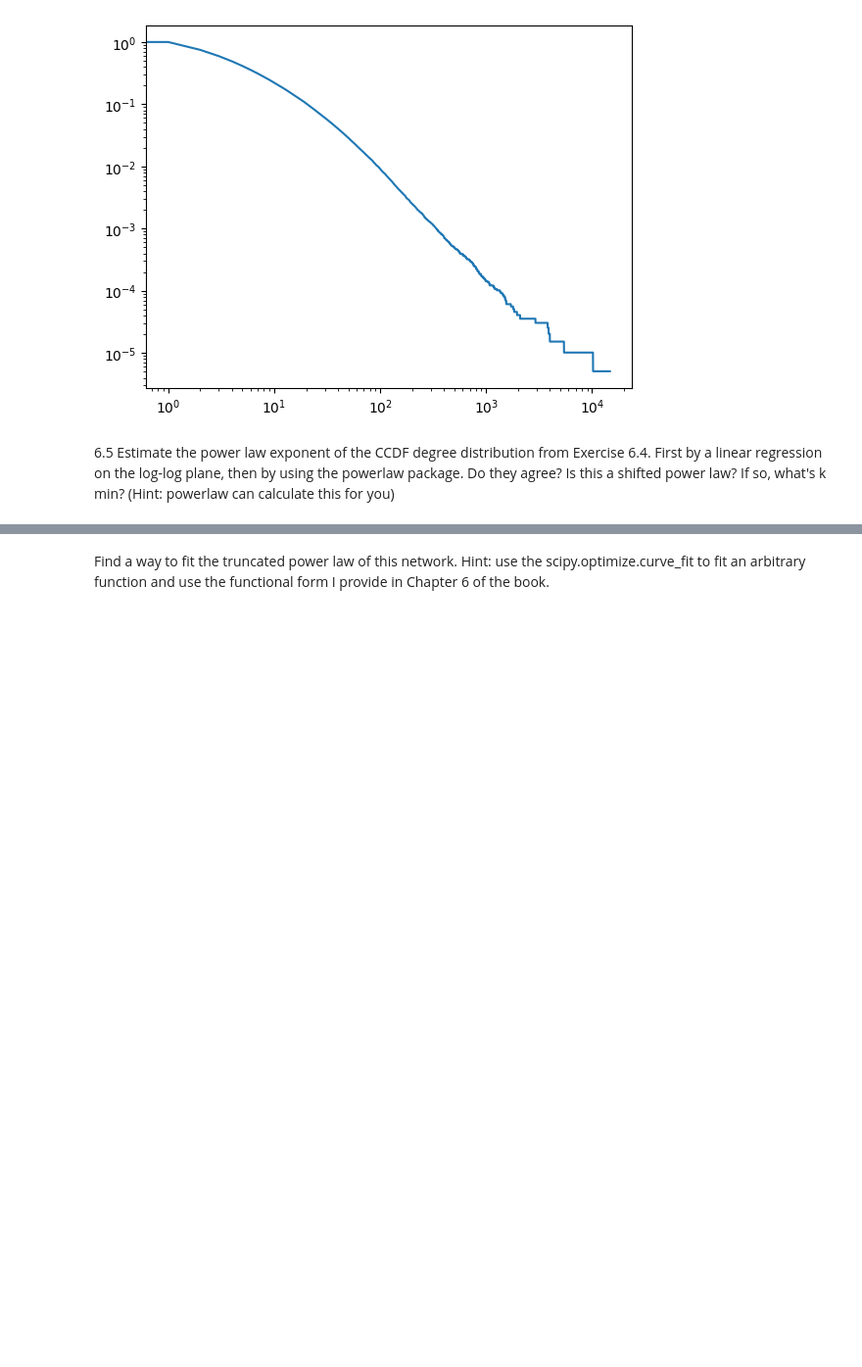
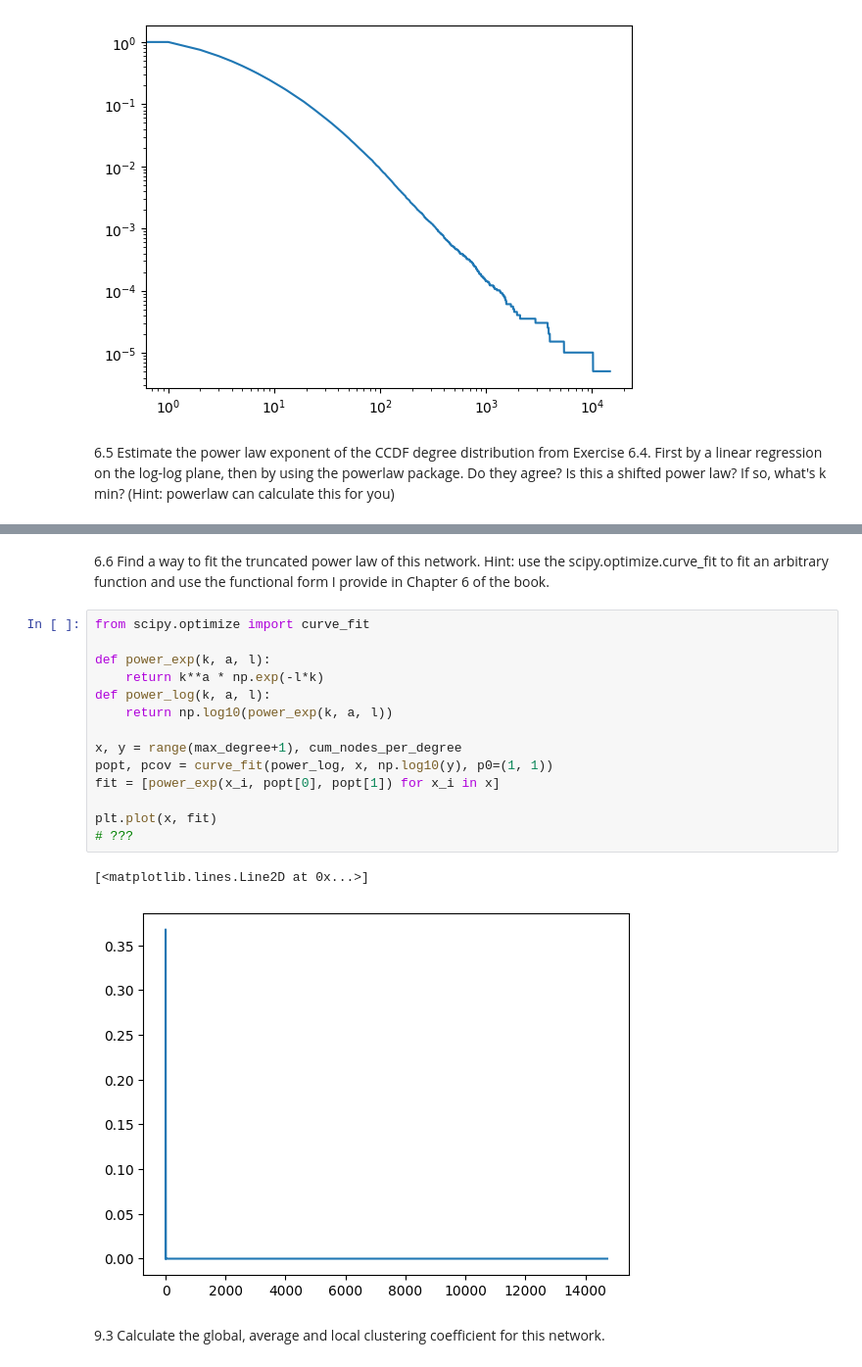
Before and after one commit to TheColorman/ITU, a Jupyter notebook: NEANA/3/solutions.ipynb, the cells around one changed output, grey strips where cells are left out. Shown at 98% size. Cells and saved outputs as stored; diff of their text form; blank space fills up the shorter version.

```diff
--- a/NEANA/3/solutions.ipynb
+++ b/NEANA/3/solutions.ipynb
@@ -69,4 +69,23 @@ Calculating best minimal value for power law fit
 2.845002176745557%
 96.0
 # %% [markdown]
-Find a way to fit the truncated power law of this network. Hint: use the scipy.optimize.curve_fit to fit an arbitrary function and use the functional form I provide in Chapter 6 of the book.
+6.6 Find a way to fit the truncated power law of this network. Hint: use the scipy.optimize.curve_fit to fit an arbitrary function and use the functional form I provide in Chapter 6 of the book.
+# %%
+from scipy.optimize import curve_fit
+
+def power_exp(k, a, l):
+    return k**a * np.exp(-l*k)
+def power_log(k, a, l):
+    return np.log10(power_exp(k, a, l))
+
+x, y = range(max_degree+1), cum_nodes_per_degree
+popt, pcov = curve_fit(power_log, x, np.log10(y), p0=(1, 1))
+fit = [power_exp(x_i, popt[0], popt[1]) for x_i in x]
+
+plt.plot(x, fit)
+# ???
+# %% [output]
+[<matplotlib.lines.Line2D at 0x...>]
+[figure, added]
+# %% [markdown]
+9.3 Calculate the global, average and local clustering coefficient for this network.
```
Also changed, not shown: parts of 12 cells of this notebook, 4 other files.
